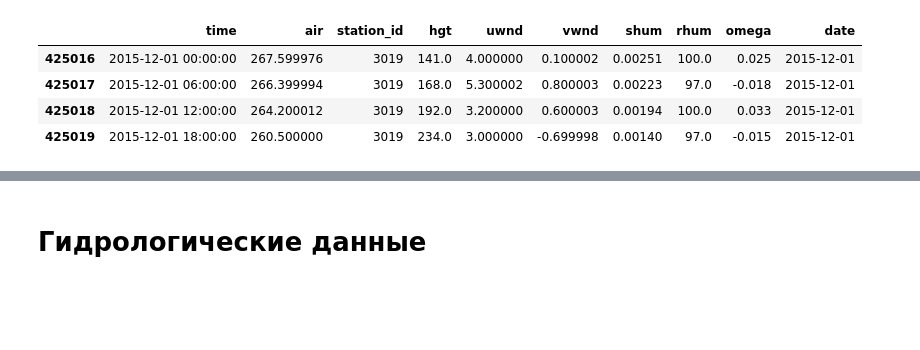
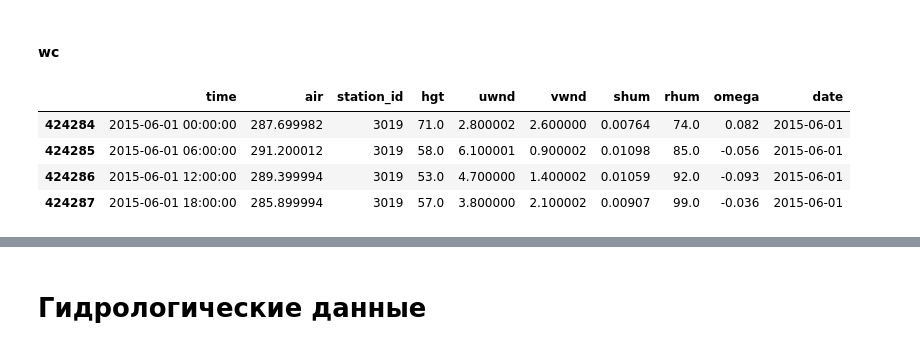
Before and after one commit to omoreva/emergencydatahack, a Jupyter notebook: features_from_labels.ipynb, the cells around one changed output, grey strips where cells are left out. Saved outputs shown, nothing was run; the diff lists cells and outputs as text; code cells hidden in the pictures; blank space fills up the shorter version.

```diff
--- a/features_from_labels.ipynb
+++ b/features_from_labels.ipynb
@@ -24,8 +24,10 @@ preprocessed_dir = '../03_preprocessed_data/'
 
 # Метео
 mc = pd.read_csv(data_dir + 'meteo_coord.csv')
-mld = pd.read_csv(data_dir + 'meteo_1day.csv')
-mlm = pd.read_csv(data_dir + 'meteo_1month.csv')
+mld = pd.read_csv(extra_data_dir + 'meteo_1day.csv')
+mlm = pd.read_csv(extra_data_dir + 'meteo_1month.csv')
+#mld = pd.read_csv(data_dir + 'meteo_1day.csv')
+#mlm = pd.read_csv(data_dir + 'meteo_1month.csv')
 #m3h = pd.read_csv(data_dir + 'meteo_3hours.csv')
 rhv = pd.read_csv(data_dir + 'reference_horiz_visib.csv')
 main_df = pd.read_csv(data_dir + 'train.csv')
@@ -33,12 +35,14 @@ test = pd.read_csv(data_dir + 'test.csv')
 
 # Гидро
 hc = pd.read_csv(data_dir + 'hydro_coord.csv')
-hld = pd.read_csv(data_dir + 'hydro_1day.csv',
+#hld = pd.read_csv(data_dir + 'hydro_1day.csv',
+#                   parse_dates=['date'])
+hld = pd.read_csv(extra_data_dir  + 'hydro_1day.csv',
                    parse_dates=['date'])
-h1d_extra = pd.read_csv(extra_data_dir + 'hydro_1day.csv',
-                   parse_dates=['date'])
-
-hld = pd.concat([hld, h1d_extra])
+#h1d_extra = pd.read_csv(extra_data_dir + 'hydro_1day.csv',
+#                   parse_dates=['date'])
+spd = pd.read_pickle(extra_data_dir + 'statistics_per_day.pkl')
+#hld = pd.contact([hld, h1d_extra])
 rwc = pd.read_csv(data_dir + 'reference_water_codes.csv')
 #os.listdir(data_dir)
-all_pressure_data_level_1000 = pd.read_pickle(preprocessed_dir + 'all_pressure_data_level_1000.pkl')
+all_pressure_data_level_1000 = pd.read_pickle(extra_data_dir + 'all_pressure_data_level_1000.pkl')
@@ -45,3 +57,5 @@ all_pressure_data_level_1000 = pd.read_pickle(preprocessed_dir + 'all_pressure_d
+# %% [markdown]
+#### wc
 # %%
 # Проранжировать станции по течению реки
 # 3019 Киренск
@@ -70,10 +80,10 @@ all_pressure_data_level_1000['date']= all_pressure_data_level_1000['time'].dt.da
 all_pressure_data_level_1000 = all_pressure_data_level_1000[all_pressure_data_level_1000['station_id'].isin(station_id_ordered)]
 # %%
 all_pressure_data_level_1000[(all_pressure_data_level_1000['station_id'] == 3019) &
-(all_pressure_data_level_1000['date'] == '2015-12-01')]
+(all_pressure_data_level_1000['date'] == '2015-06-01')]
 # %% [output]
 |  | time | air | station_id | hgt | uwnd | vwnd | shum | rhum | omega | date |
-| 425016 | 2015-12-01 00:00:00 | 267.599976 | 3019 | 141.0 | 4.000000 | 0.100002 | 0.00251 | 100.0 | 0.025 | 2015-12-01 |
-| 425017 | 2015-12-01 06:00:00 | 266.399994 | 3019 | 168.0 | 5.300002 | 0.800003 | 0.00223 | 97.0 | -0.018 | 2015-12-01 |
-| 425018 | 2015-12-01 12:00:00 | 264.200012 | 3019 | 192.0 | 3.200000 | 0.600003 | 0.00194 | 100.0 | 0.033 | 2015-12-01 |
-| 425019 | 2015-12-01 18:00:00 | 260.500000 | 3019 | 234.0 | 3.000000 | -0.699998 | 0.00140 | 97.0 | -0.015 | 2015-12-01 |
+| 424284 | 2015-06-01 00:00:00 | 287.699982 | 3019 | 71.0 | 2.800002 | 2.600000 | 0.00764 | 74.0 | 0.082 | 2015-06-01 |
+| 424285 | 2015-06-01 06:00:00 | 291.200012 | 3019 | 58.0 | 6.100001 | 0.900002 | 0.01098 | 85.0 | -0.056 | 2015-06-01 |
+| 424286 | 2015-06-01 12:00:00 | 289.399994 | 3019 | 53.0 | 4.700000 | 1.400002 | 0.01059 | 92.0 | -0.093 | 2015-06-01 |
+| 424287 | 2015-06-01 18:00:00 | 285.899994 | 3019 | 57.0 | 3.800000 | 2.100002 | 0.00907 | 99.0 | -0.036 | 2015-06-01 |
```
Also changed, not shown: parts of 61 cells of this notebook.
